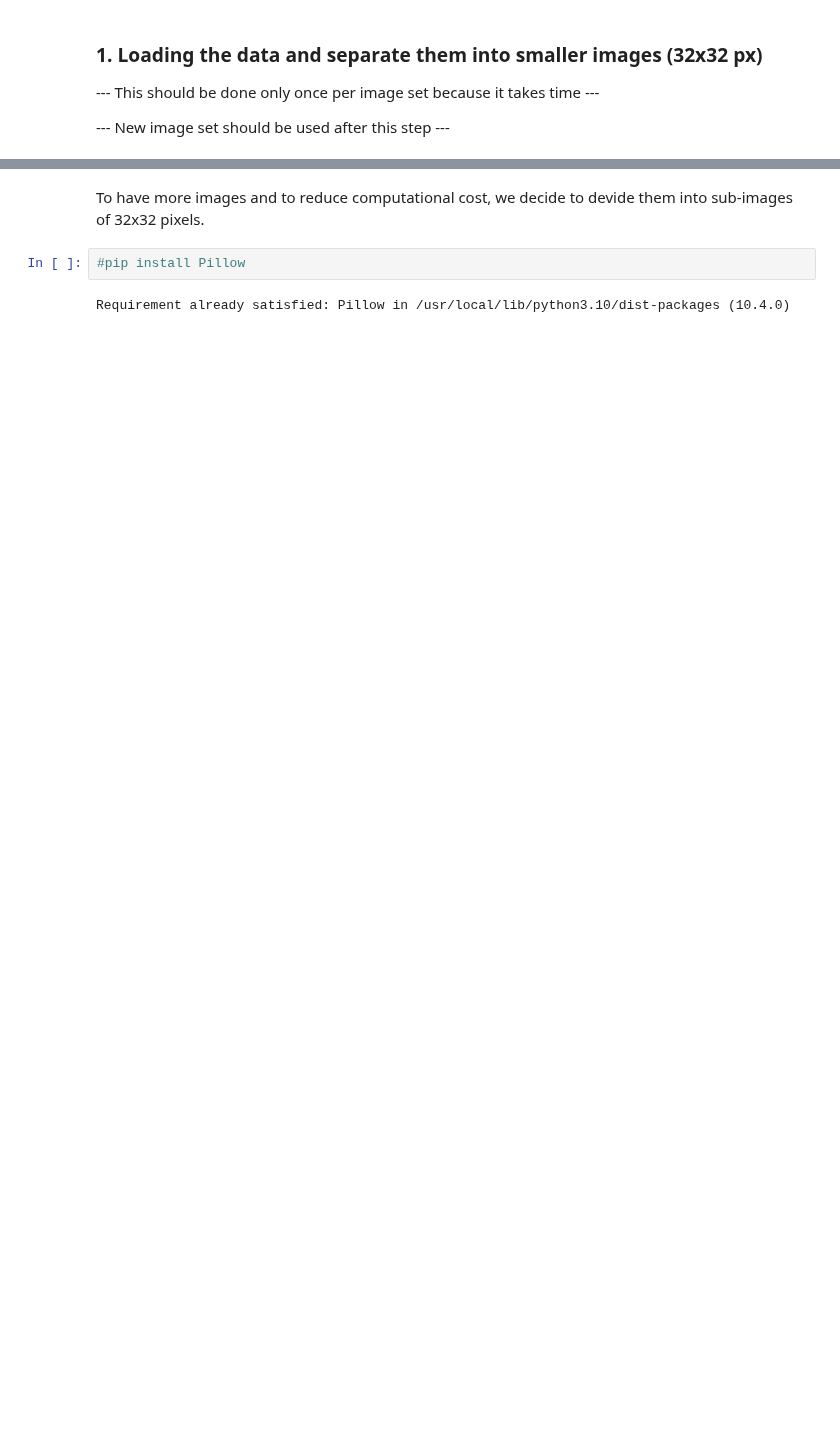
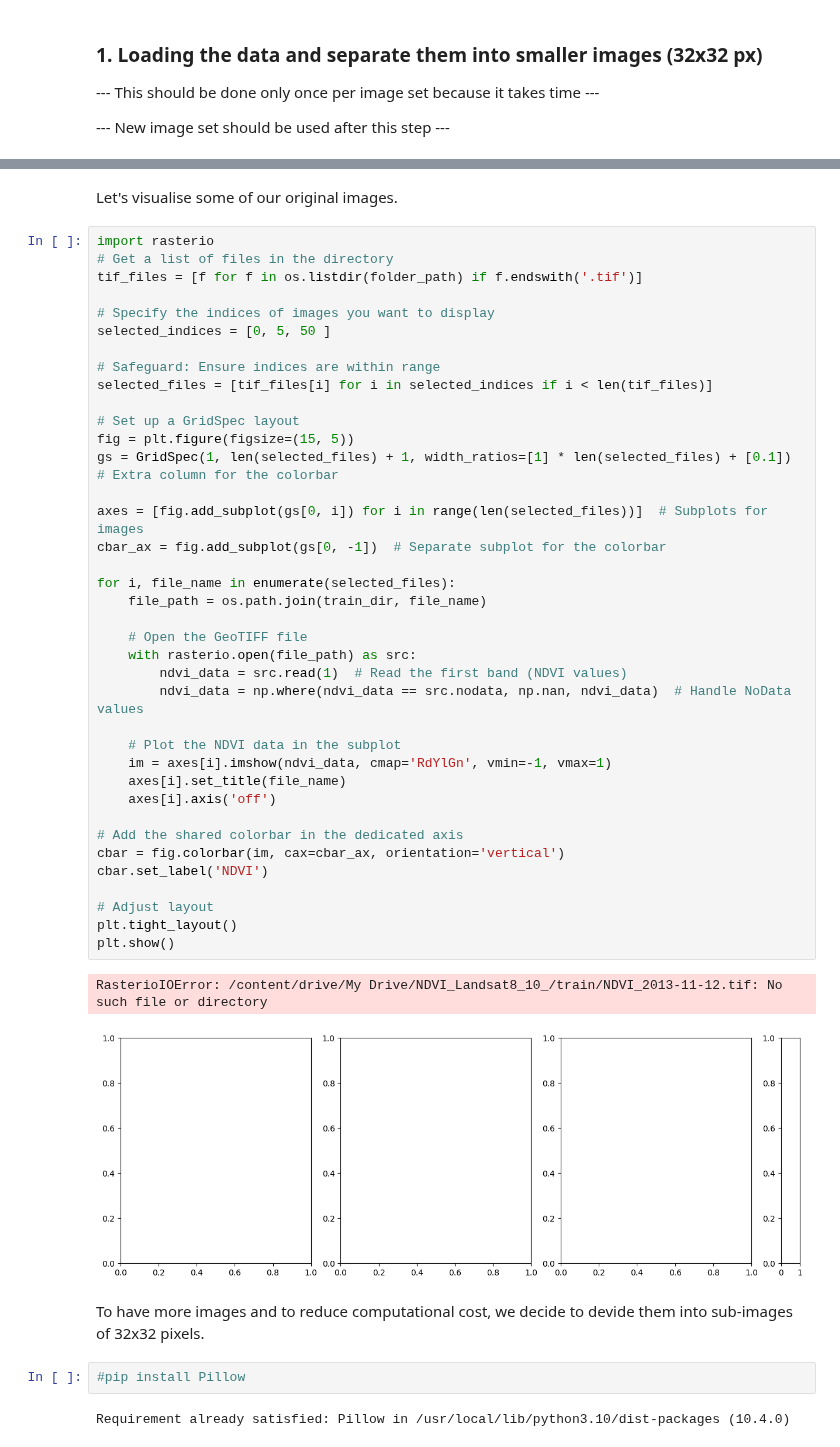
Before and after one commit to larasauser/2024_MLEES, a Jupyter notebook: Project/project_script.ipynb, the cells around one changed output, grey strips where cells are left out. Cells and saved outputs as stored; diff of their text form; blank space fills up the shorter version.

```diff
--- a/Project/project_script.ipynb
+++ b/Project/project_script.ipynb
@@ -37,3 +32,46 @@ Mounted at /content/drive
+# %% [markdown]
+Let's visualise some of our original images.
+# %%
+import rasterio
+# Get a list of files in the directory
+tif_files = [f for f in os.listdir(folder_path) if f.endswith('.tif')]
+
+# Specify the indices of images you want to display
+selected_indices = [0, 5, 50 ]
+
+# Safeguard: Ensure indices are within range
+selected_files = [tif_files[i] for i in selected_indices if i < len(tif_files)]
+
+# Set up a GridSpec layout
+fig = plt.figure(figsize=(15, 5))
+gs = GridSpec(1, len(selected_files) + 1, width_ratios=[1] * len(selected_files) + [0.1])  # Extra column for the colorbar
+
+axes = [fig.add_subplot(gs[0, i]) for i in range(len(selected_files))]  # Subplots for images
+cbar_ax = fig.add_subplot(gs[0, -1])  # Separate subplot for the colorbar
+
+for i, file_name in enumerate(selected_files):
+    file_path = os.path.join(train_dir, file_name)
+
+    # Open the GeoTIFF file
+    with rasterio.open(file_path) as src:
+        ndvi_data = src.read(1)  # Read the first band (NDVI values)
+        ndvi_data = np.where(ndvi_data == src.nodata, np.nan, ndvi_data)  # Handle NoData values
+
+    # Plot the NDVI data in the subplot
+    im = axes[i].imshow(ndvi_data, cmap='RdYlGn', vmin=-1, vmax=1)
+    axes[i].set_title(file_name)
+    axes[i].axis('off')
+
+# Add the shared colorbar in the dedicated axis
+cbar = fig.colorbar(im, cax=cbar_ax, orientation='vertical')
+cbar.set_label('NDVI')
+
+# Adjust layout
+plt.tight_layout()
+plt.show()
+# %% [output]
+RasterioIOError: /content/drive/My Drive/NDVI_Landsat8_10_/train/NDVI_2013-11-12.tif: No such file or directory
+[figure, added]
 # %% [markdown]
 To have more images and to reduce computational cost, we decide to devide them into sub-images of 32x32 pixels.
 # %%
```
Also changed, not shown: parts of 14 cells of this notebook.
